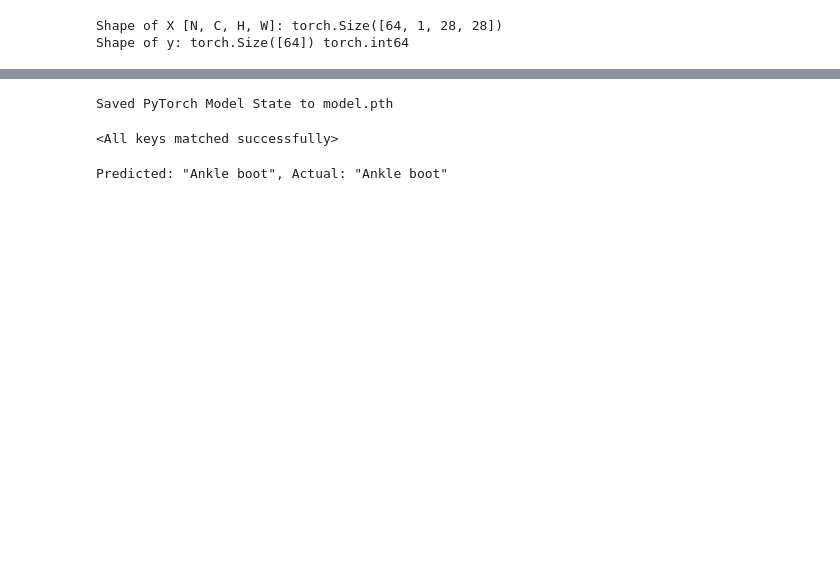
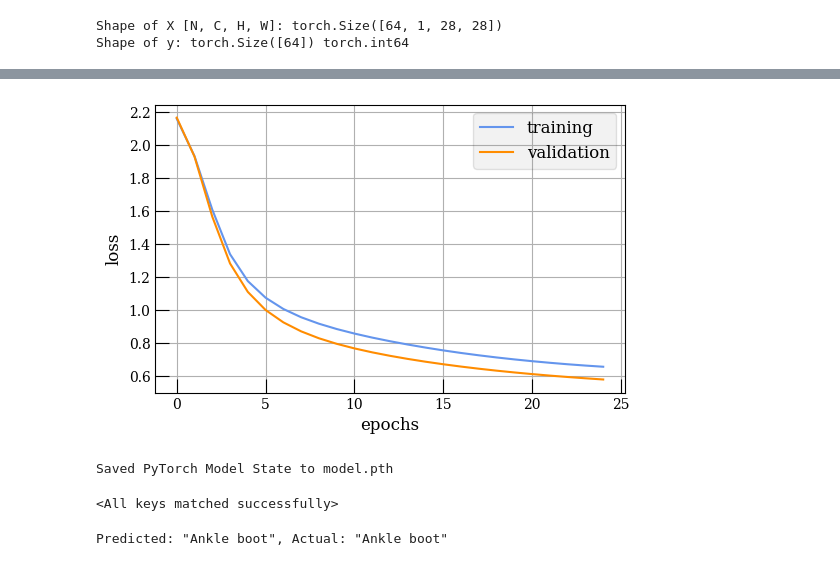
Before and after one commit to HenningRose/first_training, a Jupyter notebook: test_training.ipynb, the cells around one changed output, grey strips where cells are left out. Cells and saved outputs as stored; diff of their text form; code cells hidden in the pictures; blank space fills up the shorter version.

Commit message:
first training plot

```diff
--- a/test_training.ipynb
+++ b/test_training.ipynb
@@ -81,7 +83,7 @@ NeuralNetwork(
 loss_fn = nn.CrossEntropyLoss()
 optimizer = torch.optim.SGD(model.parameters(), lr=1e-3)
 # %%
-def train(dataloader, model, loss_fn, optimizer):
+def train(dataloader, model, loss_fn, optimizer,loss_history):
     size = len(dataloader.dataset)
     model.train()
     for batch, (X, y) in enumerate(dataloader):
@@ -99,8 +101,9 @@ def train(dataloader, model, loss_fn, optimizer):
         if batch % 100 == 0:
             loss, current = loss.item(), (batch + 1) * len(X)
             print(f"loss: {loss:>7f}  [{current:>5d}/{size:>5d}]")
+    loss_history['train'].append(loss.item())
 # %%
-def test(dataloader, model, loss_fn):
+def test(dataloader, model, loss_fn,loss_history):
     size = len(dataloader.dataset)
     num_batches = len(dataloader)
     model.eval()
@@ -114,3 +117,4 @@ def test(dataloader, model, loss_fn):
     test_loss /= num_batches
     correct /= size
     print(f"Test Error: \n Accuracy: {(100*correct):>0.1f}%, Avg loss: {test_loss:>8f} \n")
+    loss_history['test'].append(test_loss)
@@ -117,10 +169,12 @@ def test(dataloader, model, loss_fn):
 # %%
-epochs = 5
+epochs = 25
+loss_history = {'train': [], 'test': []}
 for t in range(epochs):
     print(f"Epoch {t+1}\n-------------------------------")
-    train(train_dataloader, model, loss_fn, optimizer)
-    test(test_dataloader, model, loss_fn)
+    train(train_dataloader, model, loss_fn, optimizer,loss_history)
+    test(test_dataloader, model, loss_fn,loss_history)
 print("Done!")
+Loss(loss_history)
 # %% [output]
 Epoch 1
 -------------------------------
@@ -140,5 +194,6 @@ Test Error:
 
 Done!
+[figure, added]
 # %%
 torch.save(model.state_dict(), "model.pth")
 print("Saved PyTorch Model State to model.pth")
```
Also changed, not shown: parts of 4 cells of this notebook, 3 other files.
